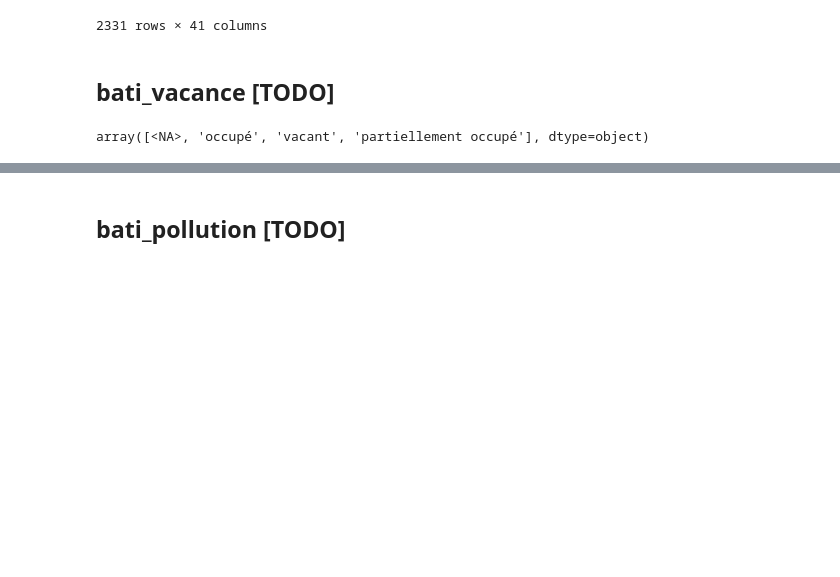
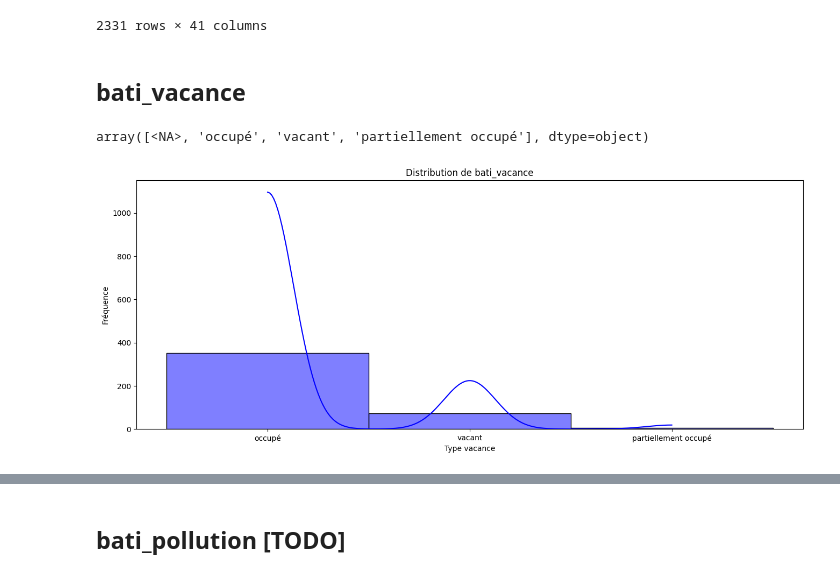
Before and after one commit to heuzef/cartofriches, a Jupyter notebook: profil/ml/ml_cartofriches_preprocess.ipynb, the cells around one changed output, grey strips where cells are left out. Saved outputs shown, nothing was run; the diff lists cells and outputs as text; code cells hidden in the pictures; blank space fills up the shorter version.

```diff
--- a/profil/ml/ml_cartofriches_preprocess.ipynb
+++ b/profil/ml/ml_cartofriches_preprocess.ipynb
@@ -831,13 +831,13 @@ plt.show()
 df_encoded = pd.get_dummies(df_friches_reconv, columns=['bati_type'])
 
 # Identifier les colonnes issues du One-Hot Encoding
-so_encoded_columns = df_encoded.columns[df_encoded.columns.str.startswith('bati_type_')]
+bati_type_encoded_columns = df_encoded.columns[df_encoded.columns.str.startswith('bati_type_')]
 
 # Convertir ces colonnes en entiers
-df_encoded[so_encoded_columns] = df_encoded[so_encoded_columns].astype(int)
+df_encoded[bati_type_encoded_columns] = df_encoded[bati_type_encoded_columns].astype(int)
 
 # Afficher le DataFrame pour vérifier l'encodage
-df_encoded[so_encoded_columns]
+df_encoded[bati_type_encoded_columns]
 # %% [output]
 |  | bati_type_commercial | bati_type_inconnu | bati_type_industriel | bati_type_résidentiel | ... |
 | 17 | 0 | 1 | 0 | 0 | ... |
@@ -874,8 +874,21 @@ df_friches_reconv
 | 28102 | <NA> | 0 | équipement public | 1 | <NA> | <NA> | dégradation très importante | ... |
 2331 rows × 41 columns
 # %% [markdown]
-## bati_vacance [TODO]
+## bati_vacance
 # %%
-df_friches_reconv["bati_vacance"].unique()
+display(df_friches_reconv["bati_vacance"].unique())
+
+# Créer un histogramme pour visualiser la distribution
+plt.figure(figsize=(16, 6))
+sns.histplot(df_friches_reconv['bati_vacance'], bins=1, kde=True, color='blue')
+
+# Ajouter des titres et des labels
+plt.title('Distribution de bati_vacance')
+plt.xlabel('Type vacance')
+plt.ylabel('Fréquence')
+
+# Afficher le graphique
+plt.show()
 # %% [output]
 array([<NA>, 'occupé', 'vacant', 'partiellement occupé'], dtype=object)
+[figure, added]
```
Also changed, not shown: parts of 12 cells of this notebook, 1 other file.
